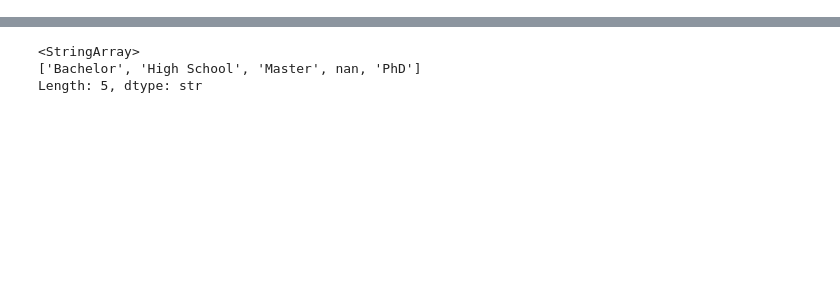
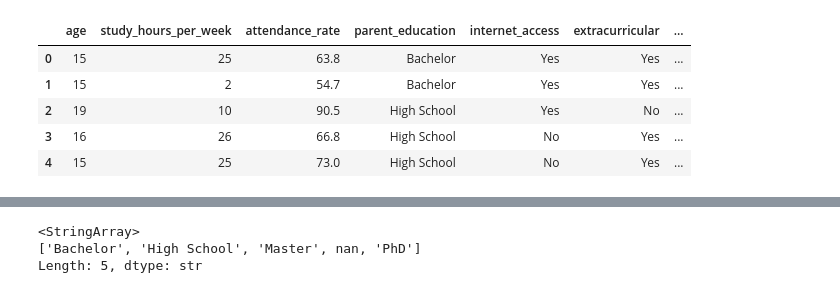
Before and after one commit to raymakoko/Student_Performance_Analyzer, a Jupyter notebook: notebooks/cleaningdata.ipynb, the cells around one changed output, grey strips where cells are left out. Cells and saved outputs as stored; diff of their text form; code cells hidden in the pictures; blank space fills up the shorter version.

```diff
--- a/notebooks/cleaningdata.ipynb
+++ b/notebooks/cleaningdata.ipynb
@@ -38,0 +54,10 @@ dtype: object
+# %%
+# Preview of data after removing the student_id
+df.head()
+# %% [output]
+|  | age | study_hours_per_week | attendance_rate | parent_education | internet_access | extracurricular | ... |
+| 0 | 15 | 25 | 63.8 | Bachelor | Yes | Yes | ... |
+| 1 | 15 | 2 | 54.7 | Bachelor | Yes | Yes | ... |
+| 2 | 19 | 10 | 90.5 | High School | Yes | No | ... |
+| 3 | 16 | 26 | 66.8 | High School | No | Yes | ... |
+| 4 | 15 | 25 | 73.0 | High School | No | Yes | ... |
```
Also changed, not shown: parts of 19 cells of this notebook.
